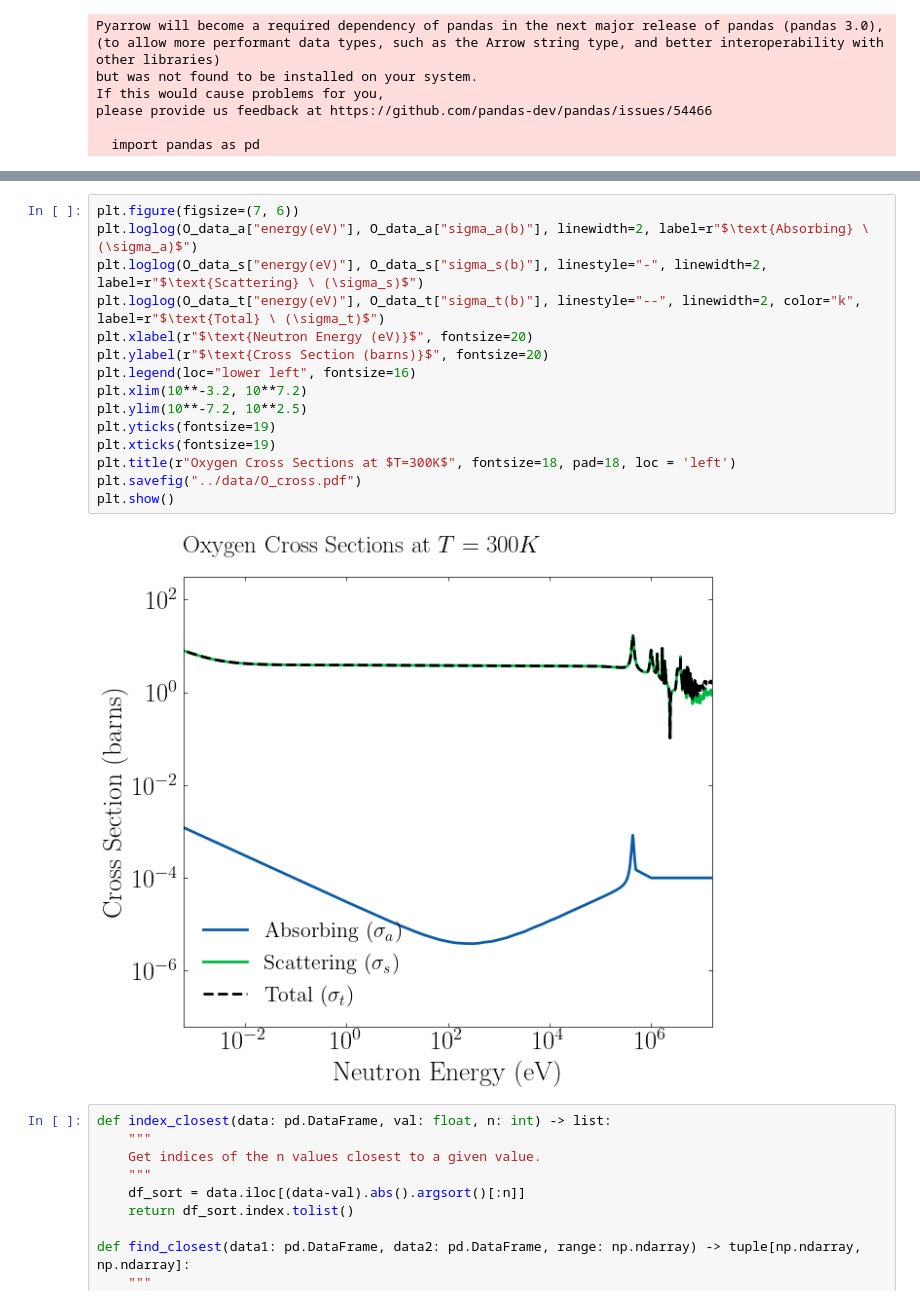
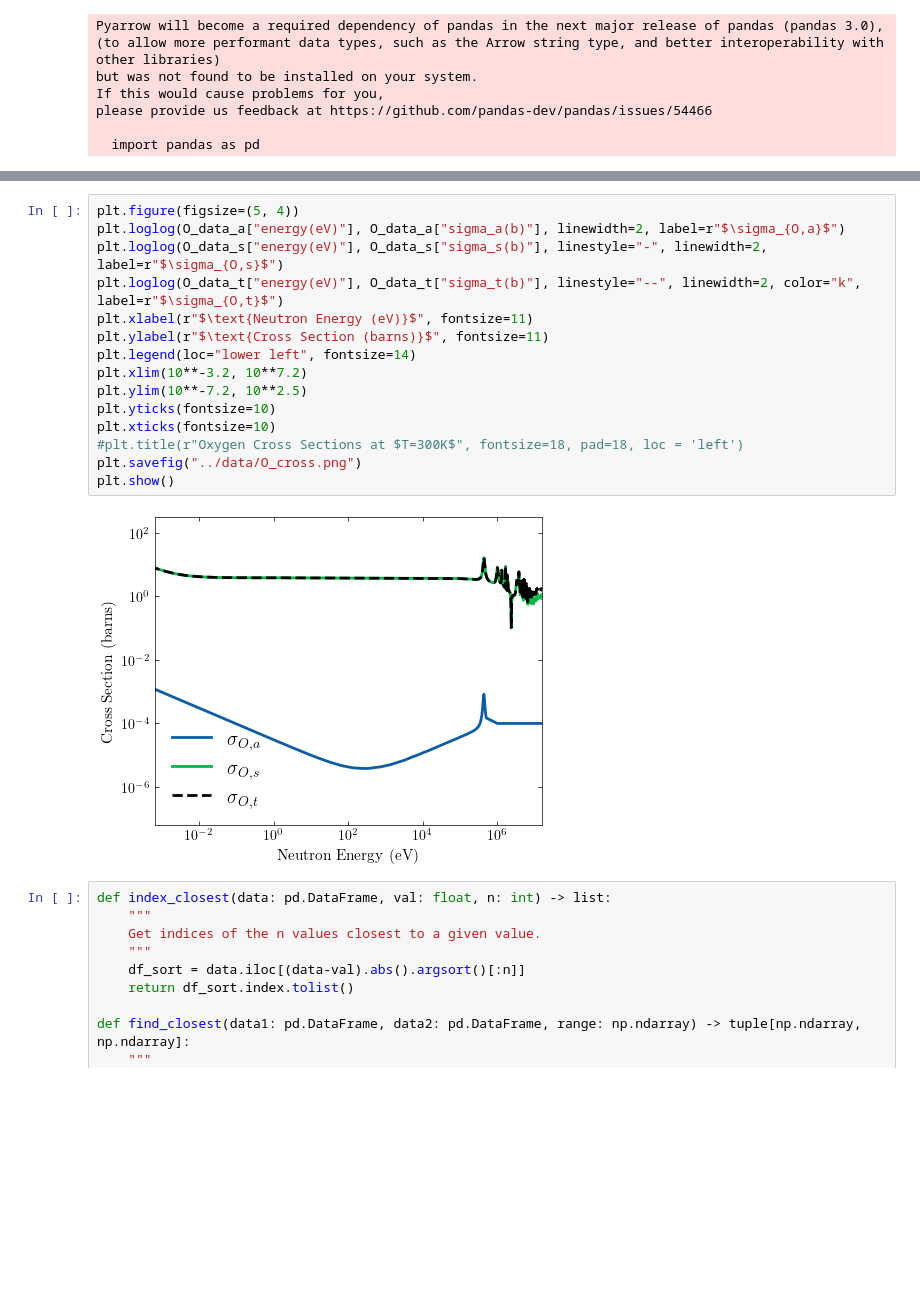
Before and after one commit to DerkNiessink/NeutroWater, a Jupyter notebook: analysis/cross_section.ipynb, the cells around one changed output, grey strips where cells are left out. Cells and saved outputs as stored; diff of their text form; blank space fills up the shorter version.

```diff
--- a/analysis/cross_section.ipynb
+++ b/analysis/cross_section.ipynb
@@ -41,20 +41,20 @@ plt.show()
 # %%
-plt.figure(figsize=(7, 6))
-plt.loglog(O_data_a["energy(eV)"], O_data_a["sigma_a(b)"], linewidth=2, label=r"$\text{Absorbing} \ (\sigma_a)$")
-plt.loglog(O_data_s["energy(eV)"], O_data_s["sigma_s(b)"], linestyle="-", linewidth=2, label=r"$\text{Scattering} \ (\sigma_s)$")
-plt.loglog(O_data_t["energy(eV)"], O_data_t["sigma_t(b)"], linestyle="--", linewidth=2, color="k", label=r"$\text{Total} \ (\sigma_t)$")
-plt.xlabel(r"$\text{Neutron Energy (eV)}$", fontsize=20)
-plt.ylabel(r"$\text{Cross Section (barns)}$", fontsize=20)
-plt.legend(loc="lower left", fontsize=16)
+plt.figure(figsize=(5, 4))
+plt.loglog(O_data_a["energy(eV)"], O_data_a["sigma_a(b)"], linewidth=2, label=r"$\sigma_{O,a}$")
+plt.loglog(O_data_s["energy(eV)"], O_data_s["sigma_s(b)"], linestyle="-", linewidth=2, label=r"$\sigma_{O,s}$")
+plt.loglog(O_data_t["energy(eV)"], O_data_t["sigma_t(b)"], linestyle="--", linewidth=2, color="k", label=r"$\sigma_{O,t}$")
+plt.xlabel(r"$\text{Neutron Energy (eV)}$", fontsize=11)
+plt.ylabel(r"$\text{Cross Section (barns)}$", fontsize=11)
+plt.legend(loc="lower left", fontsize=14)
 plt.xlim(10**-3.2, 10**7.2)
 plt.ylim(10**-7.2, 10**2.5)
-plt.yticks(fontsize=19)
-plt.xticks(fontsize=19)
-plt.title(r"Oxygen Cross Sections at $T=300K$", fontsize=18, pad=18, loc = 'left')
-plt.savefig("../data/O_cross.pdf")
+plt.yticks(fontsize=10)
+plt.xticks(fontsize=10)
+#plt.title(r"Oxygen Cross Sections at $T=300K$", fontsize=18, pad=18, loc = 'left')
+plt.savefig("../data/O_cross.png")
 plt.show()
 # %% [output]
-[figure, old version]
+[figure, new version]
 # %%
 def index_closest(data: pd.DataFrame, val: float, n: int) -> list:
     """
```
Also changed, not shown: parts of 1 cell of this notebook, 13 other files.
